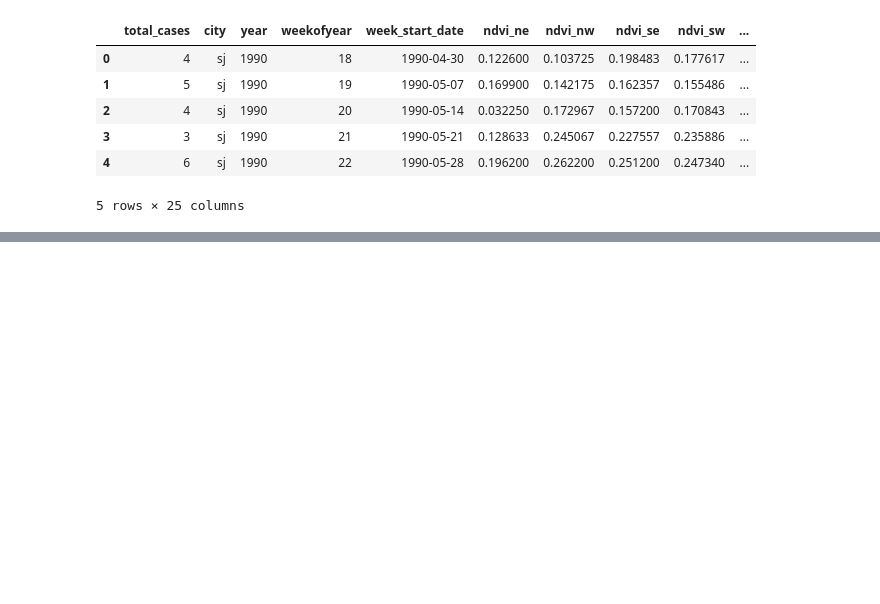
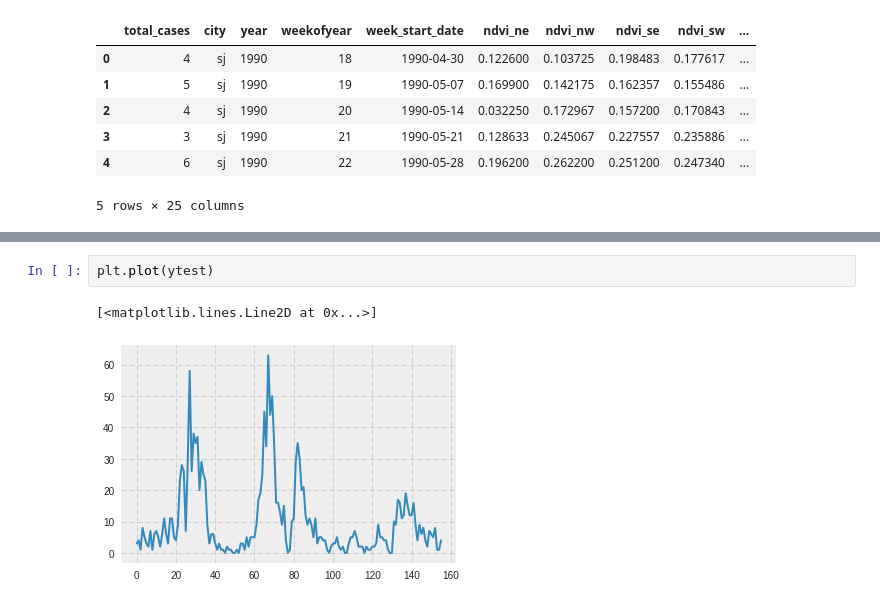
Before and after one commit to arunans23/DengAI-datadriven, a Jupyter notebook: DengiAIMlModel.ipynb, the cells around one changed output, grey strips where cells are left out. Drawn from its saved outputs; the diff is of its cells as text; blank space fills up the shorter version.

```diff
--- a/DengiAIMlModel.ipynb
+++ b/DengiAIMlModel.ipynb
@@ -57,0 +209,5 @@ trainingData.head()
+# %%
+plt.plot(ytest)
+# %% [output]
+[<matplotlib.lines.Line2D at 0x...>]
+[figure, added]
```
Also changed, not shown: parts of 39 cells of this notebook, 4 other files.
